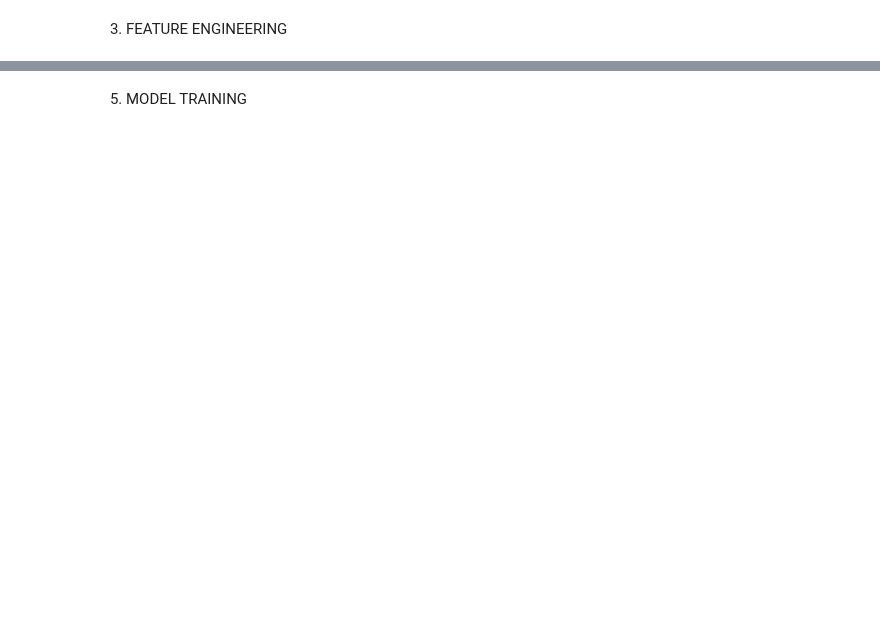
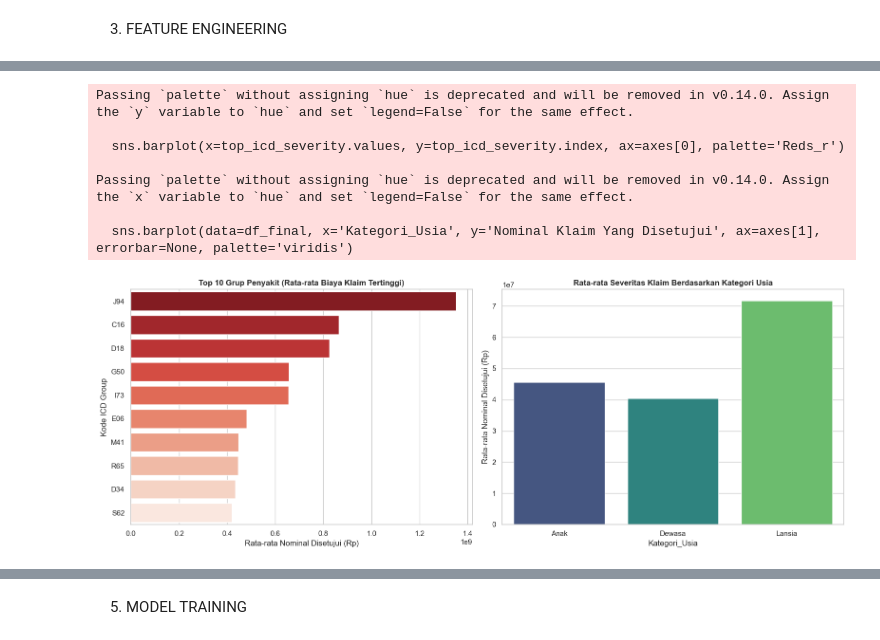
Before and after one commit to danwoy21/data-science-competition, a Jupyter notebook: main.ipynb, the cells around one changed output, grey strips where cells are left out. Drawn from its saved outputs; the diff is of its cells as text; code cells hidden in the pictures; blank space fills up the shorter version.

```diff
--- a/main.ipynb
+++ b/main.ipynb
@@ -335,0 +404,30 @@ df_final['Kategori_Usia'] = pd.cut(df_final['Usia'], bins=[0, 18, 60, 100], labe
+# %%
+# 2. Analisis Fitur Kategorik vs Severitas Klaim
+# Top 10 Grup Penyakit (ICD_Group) dengan Rata-rata Nominal Klaim Tertinggi
+# hitung rata-ratanya (Severity)
+top_icd_severity = df_final.groupby('ICD_Group')['Nominal Klaim Yang Disetujui'].mean().sort_values(ascending=False).head(10)
+
+fig, axes = plt.subplots(1, 2, figsize=(16, 6))
+
+# Barplot Top 10 ICD
+sns.barplot(x=top_icd_severity.values, y=top_icd_severity.index, ax=axes[0], palette='Reds_r')
+axes[0].set_title('Top 10 Grup Penyakit (Rata-rata Biaya Klaim Tertinggi)', fontweight='bold')
+axes[0].set_xlabel('Rata-rata Nominal Disetujui (Rp)')
+axes[0].set_ylabel('Kode ICD Group')
+
+# Barplot Kategori Usia vs Rata-rata Klaim
+sns.barplot(data=df_final, x='Kategori_Usia', y='Nominal Klaim Yang Disetujui', ax=axes[1], errorbar=None, palette='viridis')
+axes[1].set_title('Rata-rata Severitas Klaim Berdasarkan Kategori Usia', fontweight='bold')
+axes[1].set_ylabel('Rata-rata Nominal Disetujui (Rp)')
+
+plt.tight_layout()
+plt.show()
+# %% [output]
+Passing `palette` without assigning `hue` is deprecated and will be removed in v0.14.0. Assign the `y` variable to `hue` and set `legend=False` for the same effect.
+
+  sns.barplot(x=top_icd_severity.values, y=top_icd_severity.index, ax=axes[0], palette='Reds_r')
+
+Passing `palette` without assigning `hue` is deprecated and will be removed in v0.14.0. Assign the `x` variable to `hue` and set `legend=False` for the same effect.
+
+  sns.barplot(data=df_final, x='Kategori_Usia', y='Nominal Klaim Yang Disetujui', ax=axes[1], errorbar=None, palette='viridis')
+[figure, added]
```
Also changed, not shown: parts of 26 cells of this notebook.
